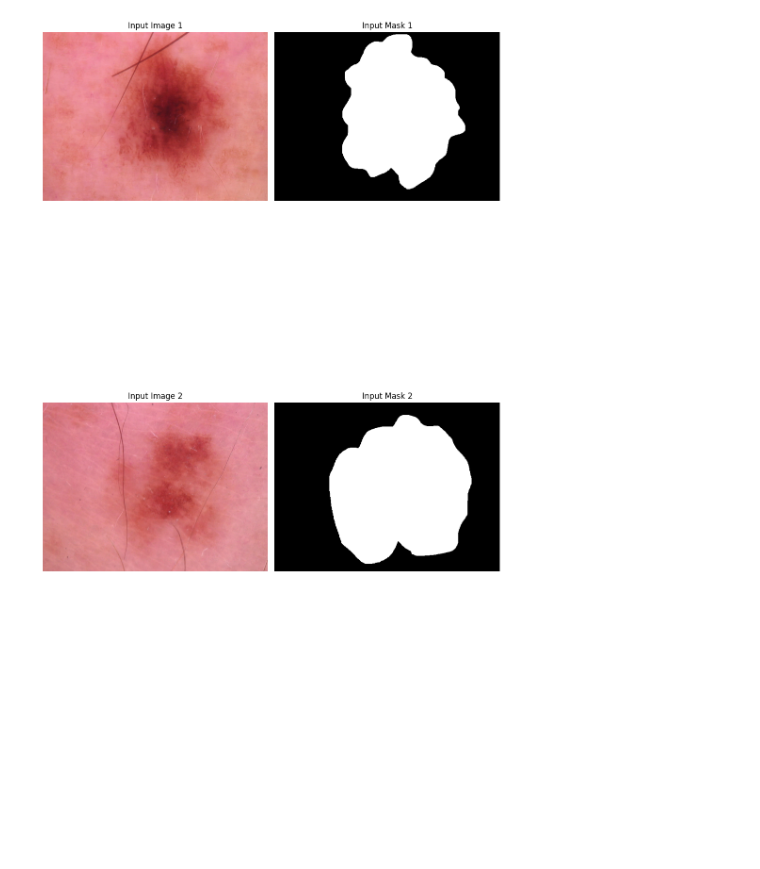
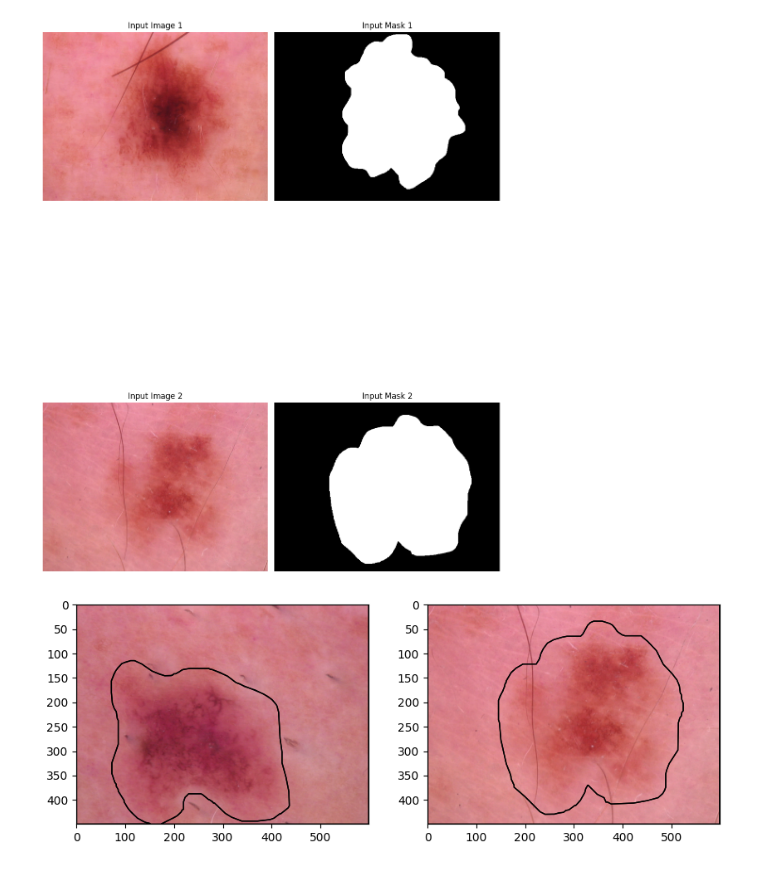
Before and after one commit to cathedralcockroach/Roboflow, a Jupyter notebook: main1.ipynb, the cells around one changed output. Cells and saved outputs as stored; diff of their text form; code cells hidden in the pictures; blank space fills up the shorter version.

```diff
--- a/main1.ipynb
+++ b/main1.ipynb
@@ -144,3 +144,68 @@ plt.tight_layout()
 plt.show()
 # %% [output]
 [figure]
+# %%
+import os
+import random
+import json
+# import matplotlib.pyplot as plt
+import matplotlib.patches as patches
+import cv2
+
+def display_images_with_coco_annotations(image_paths, annotations, display_type='both', colors=None):
+    fig, axs = plt.subplots(1, 2, figsize=(10, 10))
+    # fig, axs = plt.subplots(1,1,1)
+
+    for ax, img_path in zip(axs.ravel(), image_paths):
+        # Load image using OpenCV and convert it from BGR to RGB color space
+        image = cv2.imread(img_path)
+        image = cv2.cvtColor(image, cv2.COLOR_BGR2RGB)
+
+        ax.imshow(image)
+        ax.axis('on')  # Turn off the axes
+
+        # Define a default color map if none is provided
+        if colors is None:
+            colors = plt.cm.get_cmap('tab10')
+
+        # Get image filename to match with annotations
+        img_filename = os.path.basename(img_path)
+        img_id = next(item for item in annotations['images'] if item["file_name"] == img_filename)['id']
+
+        # Filter annotations for the current image
+        img_annotations = [ann for ann in annotations['annotations'] if ann['image_id'] == img_id]
+
+        for ann in img_annotations:
+            category_id = ann['category_id']
+            color = colors(category_id % 10)
+
+            # Display bounding box
+            if display_type in ['bbox', 'both']:
+                bbox = ann['bbox']
+                rect = patches.Rectangle((bbox[0], bbox[1]), bbox[2], bbox[3], linewidth=1, edgecolor='black', facecolor='none')
+                ax.add_patch(rect)
+
+            # Display segmentation polygon
+            if display_type in ['seg', 'both']:
+                for seg in ann['segmentation']:
+                    poly = [(seg[i], seg[i+1]) for i in range(0, len(seg), 2)]
+                    polygon = patches.Polygon(poly, closed=True, edgecolor='black', fill=False)
+                    ax.add_patch(polygon)
+
+    # plt.tight_layout()
+    # plt.show()
+
+# Load COCO annotations
+with open('dataset/output/input_images.json', 'r') as f:
+    annotations = json.load(f)
+
+# Get all image files
+image_dir = "dataset/input_images/"
+all_image_files = [os.path.join(image_dir, img['file_name']) for img in annotations['images']]
+random_image_files = random.sample(all_image_files, 4)
+
+# Choose between 'bbox', 'seg', or 'both'
+display_type = 'seg'
+display_images_with_coco_annotations(random_image_files, annotations, display_type)
+# %% [output]
+[figure, added]
```
Also changed, not shown: parts of 2 cells of this notebook, 14 other files.
